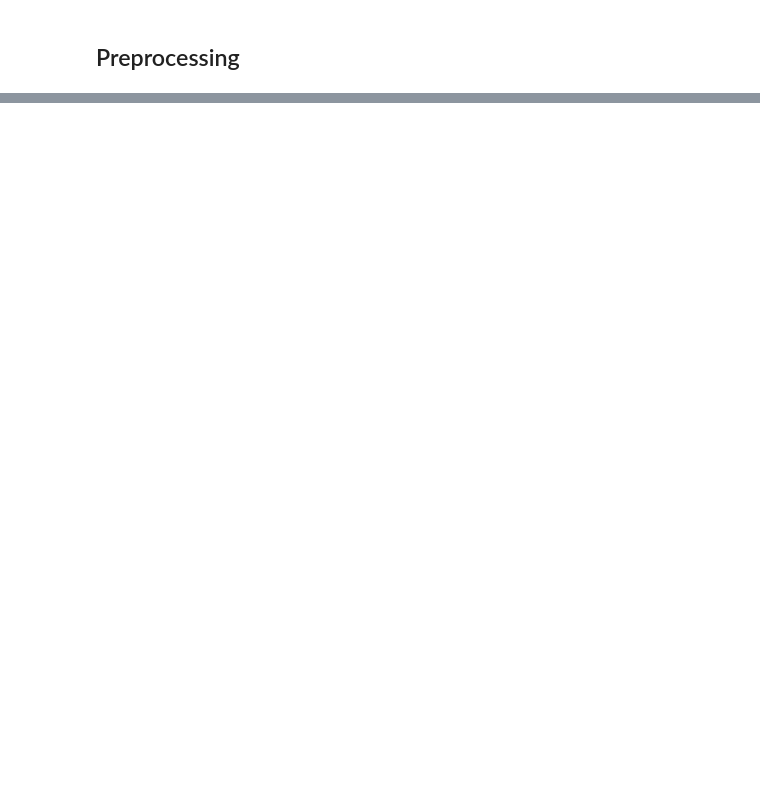
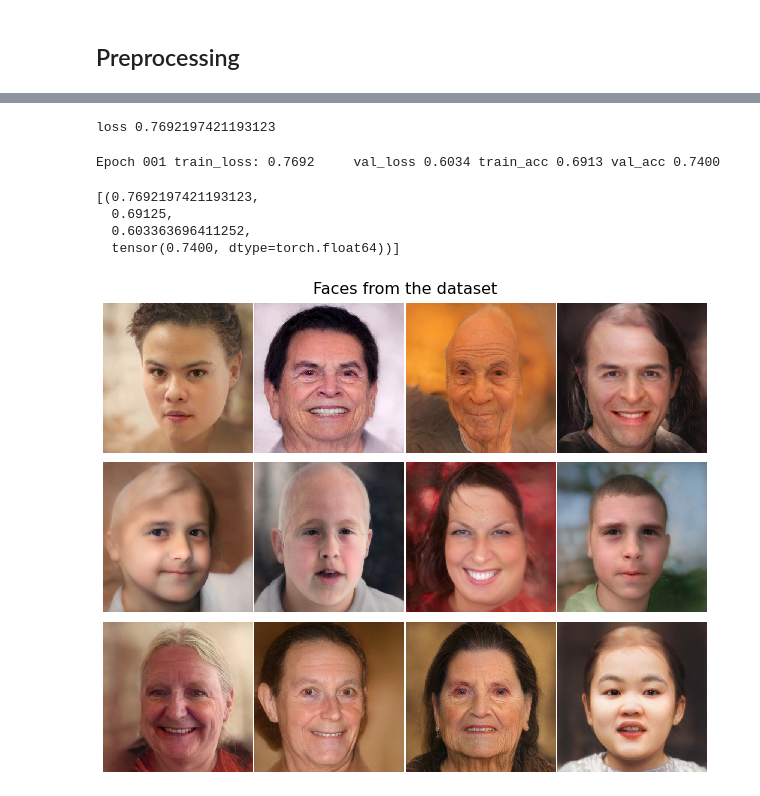
Before and after one commit to Valavanca/ai-blitz-faces, a Jupyter notebook: age_prediction/age_prediction.ipynb, the cells around one changed output, grey strips where cells are left out. Saved outputs shown, nothing was run; the diff lists cells and outputs as text; code cells hidden in the pictures; blank space fills up the shorter version.

```diff
--- a/age_prediction/age_prediction.ipynb
+++ b/age_prediction/age_prediction.ipynb
@@ -159,0 +102,18 @@ F1: 0.1224894421485161
+# %%
+# encode age groups
+age_labels = {
+    '0-10':  0,
+    '10-20': 1,
+    '20-30': 2,
+    '30-40': 3,
+    '40-50': 4,
+    '50-60': 5,
+    '60-70': 6,
+    '70-80': 7,
+    '80-90': 8,
+    '90-100':9
+}
+
+train_df['age'] = train_df['age'].map(age_labels)
+val_df['age'] = val_df['age'].map(age_labels)
+test_df['age'] = test_df['age'].map(age_labels)
@@ -159,0 +143,4 @@ F1: 0.1224894421485161
+# %%
+transforms = Compose([Resize(400, 400),
+                      Normalize(mean=[0.485], std=[0.229]),
+                      ToTensorV2()])
@@ -159,0 +258,33 @@ F1: 0.1224894421485161
+# %%
+n_epochs = 1
+batch_size = 10
+lr = 3e-4
+
+train_dataset = DatasetLoader(train_df, './data/train', transform=transforms)
+valid_dataset = DatasetLoader(val_df, './data/val', transform=transforms)
+
+history = train(
+    train_dataset,
+    valid_dataset,
+    model=model,
+    epochs=n_epochs,
+    batch_size=batch_size,
+    learning_rate=lr
+)
+# %% [output]
+loss 0.7692197421193123
+Epoch 001 train_loss: 0.7692     val_loss 0.6034 train_acc 0.6913 val_acc 0.7400
+# %%
+history
+# %% [output]
+[(0.7692197421193123,
+  0.69125,
+  0.603363696411252,
+  tensor(0.7400, dtype=torch.float64))]
+# %%
+cols = 4
+rows = 3
+images = [train_dataset[idx][0] for idx in range(cols*rows)]
+plot_gallery("Faces from the dataset", images, cols, rows)
+# %% [output]
+[figure, added]
```
Also changed, not shown: parts of 24 cells of this notebook.
